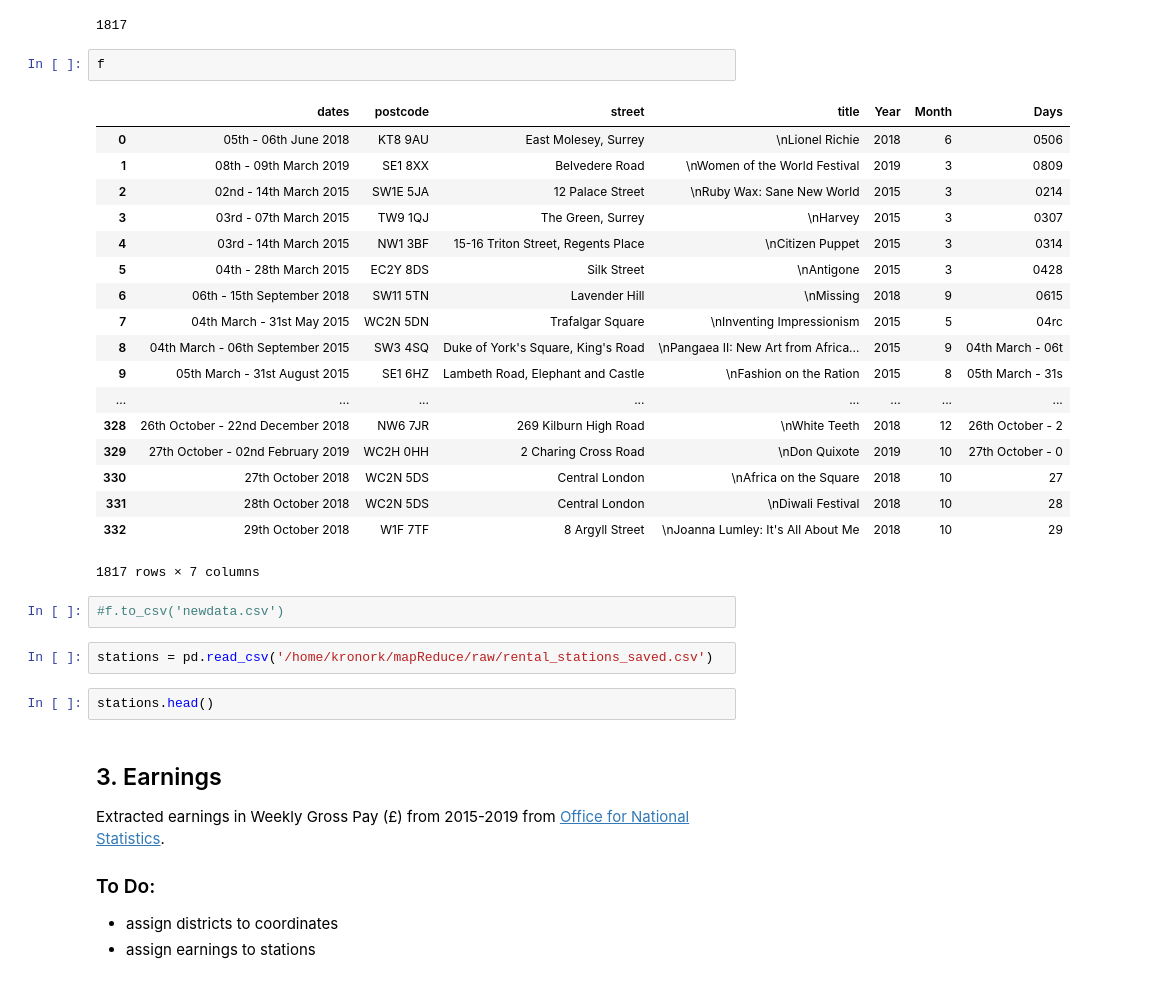
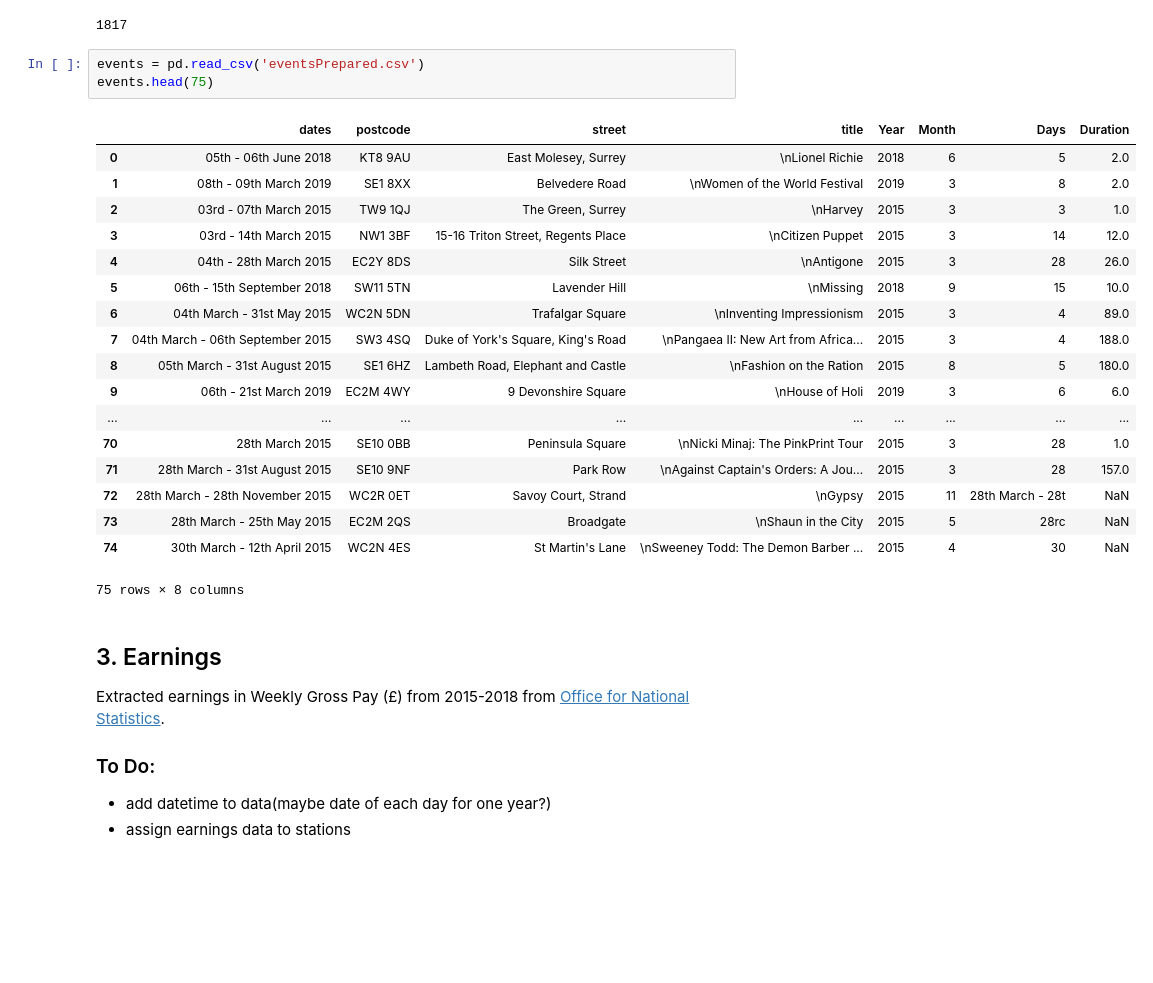
Before and after one commit to dataBikeHsUlm/MapReduce, a Jupyter notebook: Data_Profiling/AdditionalFeatures.ipynb, the cells around one changed output. Drawn from its saved outputs; the diff is of its cells as text; blank space fills up the shorter version.

```diff
--- a/Data_Profiling/AdditionalFeatures.ipynb
+++ b/Data_Profiling/AdditionalFeatures.ipynb
@@ -191,37 +201,32 @@ len(days)
 # %% [output]
 [u'0506', u'0809', u'0214', u'0307', u'0314', u'0428', u'0615', u'04rc', u'04th March - 06t', u'05th March - 31s', u'0621', u'0529', u'0506', u'05th March - 31s', u'2425', u'06', u'06', u'0708', u'070 ...
 1817
-# %%
-f
-# %% [output]
-|  | dates | postcode | street | title | Year | Month | Days |
-| 0 | 05th - 06th June 2018 | KT8 9AU | East Molesey, Surrey | \nLionel Richie | 2018 | 6 | 0506 |
-| 1 | 08th - 09th March 2019 | SE1 8XX | Belvedere Road | \nWomen of the World Festival | 2019 | 3 | 0809 |
-| 2 | 02nd - 14th March 2015 | SW1E 5JA | 12 Palace Street | \nRuby Wax: Sane New World | 2015 | 3 | 0214 |
-| 3 | 03rd - 07th March 2015 | TW9 1QJ | The Green, Surrey | \nHarvey | 2015 | 3 | 0307 |
-| 4 | 03rd - 14th March 2015 | NW1 3BF | 15-16 Triton Street, Regents Place | \nCitizen Puppet | 2015 | 3 | 0314 |
-| 5 | 04th - 28th March 2015 | EC2Y 8DS | Silk Street | \nAntigone | 2015 | 3 | 0428 |
-| 6 | 06th - 15th September 2018 | SW11 5TN | Lavender Hill | \nMissing | 2018 | 9 | 0615 |
-| 7 | 04th March - 31st May 2015 | WC2N 5DN | Trafalgar Square | \nInventing Impressionism | 2015 | 5 | 04rc |
-| 8 | 04th March - 06th September 2015 | SW3 4SQ | Duke of York's Square, King's Road | \nPangaea II: New Art from Africa... | 2015 | 9 | 04th March - 06t |
-| 9 | 05th March - 31st August 2015 | SE1 6HZ | Lambeth Road, Elephant and Castle | \nFashion on the Ration | 2015 | 8 | 05th March - 31s |
-| ... | ... | ... | ... | ... | ... | ... | ... |
-| 328 | 26th October - 22nd December 2018 | NW6 7JR | 269 Kilburn High Road | \nWhite Teeth | 2018 | 12 | 26th October - 2 |
-| 329 | 27th October - 02nd February 2019 | WC2H 0HH | 2 Charing Cross Road | \nDon Quixote | 2019 | 10 | 27th October - 0 |
-| 330 | 27th October 2018 | WC2N 5DS | Central London | \nAfrica on the Square | 2018 | 10 | 27 |
-| 331 | 28th October 2018 | WC2N 5DS | Central London | \nDiwali Festival | 2018 | 10 | 28 |
-| 332 | 29th October 2018 | W1F 7TF | 8 Argyll Street | \nJoanna Lumley: It's All About Me | 2018 | 10 | 29 |
-1817 rows × 7 columns
-# %%
-#f.to_csv('newdata.csv')
-# %%
-stations = pd.read_csv('/home/kronork/mapReduce/raw/rental_stations_saved.csv')
-# %%
-stations.head()
+# %%
+events = pd.read_csv('eventsPrepared.csv')
+events.head(75)
+# %% [output]
+|  | dates | postcode | street | title | Year | Month | Days | Duration |
+| 0 | 05th - 06th June 2018 | KT8 9AU | East Molesey, Surrey | \nLionel Richie | 2018 | 6 | 5 | 2.0 |
+| 1 | 08th - 09th March 2019 | SE1 8XX | Belvedere Road | \nWomen of the World Festival | 2019 | 3 | 8 | 2.0 |
+| 2 | 03rd - 07th March 2015 | TW9 1QJ | The Green, Surrey | \nHarvey | 2015 | 3 | 3 | 1.0 |
+| 3 | 03rd - 14th March 2015 | NW1 3BF | 15-16 Triton Street, Regents Place | \nCitizen Puppet | 2015 | 3 | 14 | 12.0 |
+| 4 | 04th - 28th March 2015 | EC2Y 8DS | Silk Street | \nAntigone | 2015 | 3 | 28 | 26.0 |
+| 5 | 06th - 15th September 2018 | SW11 5TN | Lavender Hill | \nMissing | 2018 | 9 | 15 | 10.0 |
+| 6 | 04th March - 31st May 2015 | WC2N 5DN | Trafalgar Square | \nInventing Impressionism | 2015 | 3 | 4 | 89.0 |
+| 7 | 04th March - 06th September 2015 | SW3 4SQ | Duke of York's Square, King's Road | \nPangaea II: New Art from Africa... | 2015 | 3 | 4 | 188.0 |
+| 8 | 05th March - 31st August 2015 | SE1 6HZ | Lambeth Road, Elephant and Castle | \nFashion on the Ration | 2015 | 8 | 5 | 180.0 |
+| 9 | 06th - 21st March 2019 | EC2M 4WY | 9 Devonshire Square | \nHouse of Holi | 2019 | 3 | 6 | 6.0 |
+| ... | ... | ... | ... | ... | ... | ... | ... | ... |
+| 70 | 28th March 2015 | SE10 0BB | Peninsula Square | \nNicki Minaj: The PinkPrint Tour | 2015 | 3 | 28 | 1.0 |
+| 71 | 28th March - 31st August 2015 | SE10 9NF | Park Row | \nAgainst Captain's Orders: A Jou... | 2015 | 3 | 28 | 157.0 |
+| 72 | 28th March - 28th November 2015 | WC2R 0ET | Savoy Court, Strand | \nGypsy | 2015 | 11 | 28th March - 28t | NaN |
+| 73 | 28th March - 25th May 2015 | EC2M 2QS | Broadgate | \nShaun in the City | 2015 | 5 | 28rc | NaN |
+| 74 | 30th March - 12th April 2015 | WC2N 4ES | St Martin's Lane | \nSweeney Todd: The Demon Barber ... | 2015 | 4 | 30 | NaN |
+75 rows × 8 columns
 # %% [markdown]
 ## 3. Earnings
-Extracted earnings in Weekly Gross Pay (£) from 2015-2019 from [Office for National Statistics](https://www.ons.gov.uk/employmentandlabourmarket/peopleinwork/earningsandworkinghours/bulletins/annualsurveyofhoursandearnings/2016provisionalresults).</br>
+Extracted earnings in Weekly Gross Pay (£) from 2015-2018 from [Office for National Statistics](https://www.ons.gov.uk/employmentandlabourmarket/peopleinwork/earningsandworkinghours/bulletins/annualsurveyofhoursandearnings/2016provisionalresults).</br>
 ### To Do:
-* assign districts to coordinates
-* assign earnings to stations
+* add datetime to data(maybe date of each day for one year?)
+* assign earnings data to stations
 # %%
```
Also changed, not shown: parts of 7 cells of this notebook, 5 other files.
